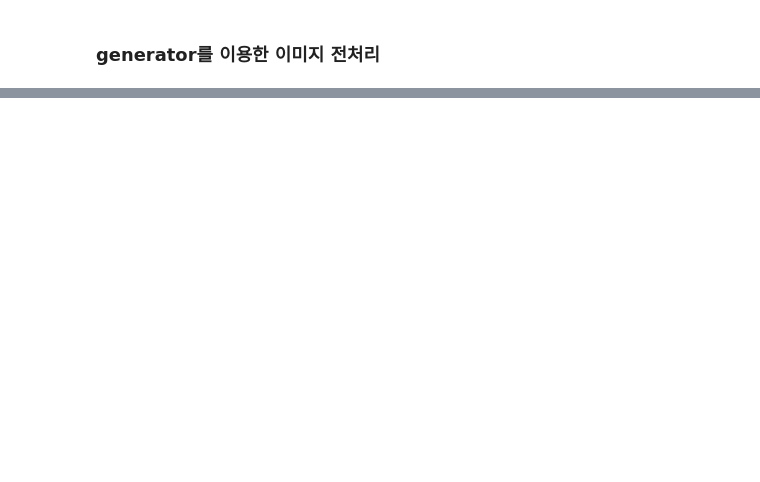
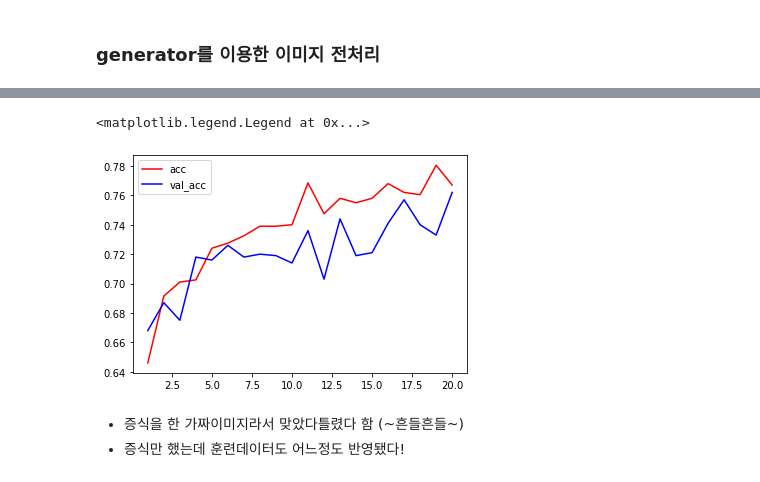
Before and after one commit to songmine/deepLearning_study, a Jupyter notebook: 8.강아지고양이 인식(21Oct~).ipynb, the cells around one changed output, grey strips where cells are left out. Drawn from its saved outputs; the diff is of its cells as text; code cells hidden in the pictures; blank space fills up the shorter version.

```diff
--- a/8.강아지고양이 인식(21Oct~).ipynb
+++ b/8.강아지고양이 인식(21Oct~).ipynb
@@ -41,0 +221,12 @@ test_generator = test_gen.flow_from_directory()
+# %%
+train_gen = ImageDataGenerator(rescale=1.0/255,
+                              rotation_range=20,
+                              width_shift_range=0.2,
+                              height_shift_range=0.1, ##height는 많이변하니깐 10프로만 변형~~
+                              shear_range=0.1,
+                              zoom_range=0.1,
+                              horizontal_flip=True,
+                              fill_mode="nearest")  # 확대 시에 이미지가 깨지는 문제를 보정
+
+test_gen = ImageDataGenerator(rescale=1.0/255)
+validation_gen = ImageDataGenerator(rescale=1.0/255)
@@ -41,0 +259,13 @@ test_generator = test_gen.flow_from_directory()
+# %%
+model1.compile(loss="binary_crossentropy",
+              optimizer="adam",
+              metrics=["acc"])
+
+h2 = model1.fit_generator(generator=train_generator,
+                         epochs=20,
+                         steps_per_epoch=100,
+                         validation_data=validation_generator,
+                         validation_steps=50
+                         )
+
+model1.save_weights("./model/dogs_and_cats_002.hdf5")
@@ -41,0 +290,17 @@ test_generator = test_gen.flow_from_directory()
+# %%
+import matplotlib.pyplot as plt
+
+acc = h2.history["acc"]
+val_acc = h2.history["val_acc"]
+
+epochs = range(1, len(acc) + 1)
+
+plt.plot(epochs, acc, 'r', label='acc')
+plt.plot(epochs, val_acc, 'b', label='val_acc')
+plt.legend()
+# %% [output]
+<matplotlib.legend.Legend at 0x...>
+[figure, added]
+# %% [markdown]
+- 증식을 한 가짜이미지라서 맞았다틀렸다 함 (~흔들흔들~)
+- 증식만 했는데 훈련데이터도 어느정도 반영됐다!
```
Also changed, not shown: parts of 26 cells of this notebook, 1 other file.
